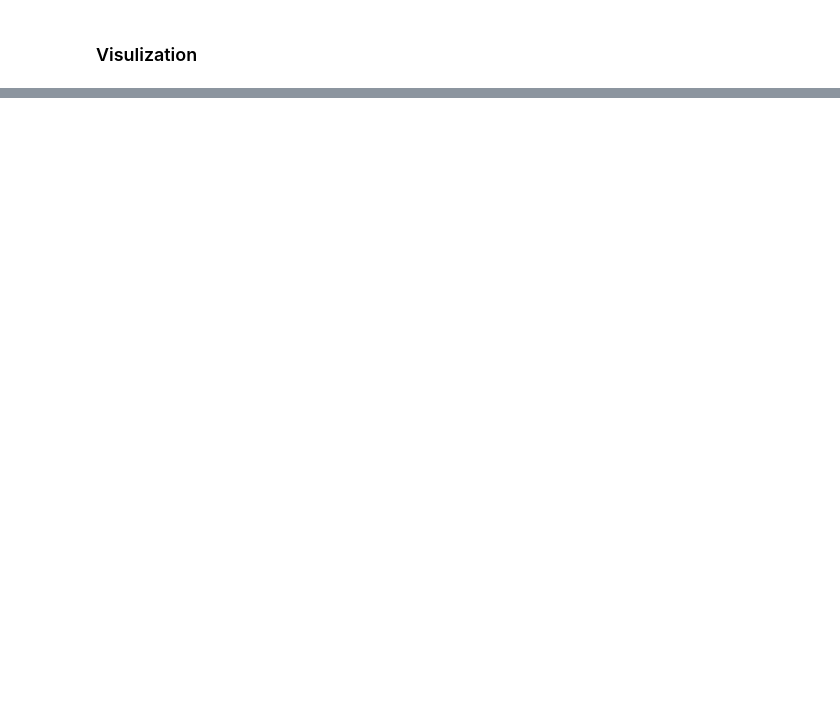
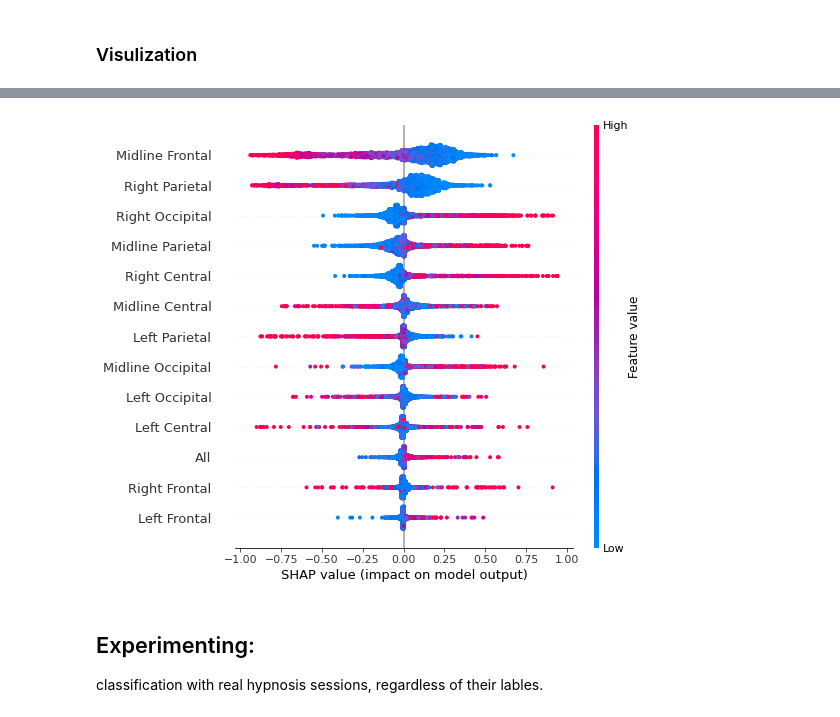
Before and after one commit to sycomix/SuggNet, a Jupyter notebook: notebooks/nested_cross_validation.ipynb, the cells around one changed output, grey strips where cells are left out. Saved outputs shown, nothing was run; the diff lists cells and outputs as text; code cells hidden in the pictures; blank space fills up the shorter version.

```diff
--- a/notebooks/nested_cross_validation.ipynb
+++ b/notebooks/nested_cross_validation.ipynb
@@ -217,0 +263,9 @@ plt.show()
+# %%
+from sklearn.inspection import permutation_importance
+from collections import defaultdict
+import shap
+import ast
+from tqdm.auto import tqdm
+
+CV_EXPLAIN = StratifiedGroupKFold(n_splits=5, shuffle=True)
+n_iterations = 40
@@ -217,0 +344,21 @@ plt.show()
+# %%
+shap_values['power sensor (gamma)'].feature_names = ['Midline Central',
+ 'Midline Frontal',
+ 'Left Central',
+ 'Left Frontal',
+ 'Left Occipital',
+ 'Left Parietal',
+ 'Midline Occipital',
+ 'Midline Parietal',
+ 'Right Central',
+ 'Right Frontal',
+ 'Right Occipital',
+ 'Right Parietal',
+ 'All'
+ ]
+shap.summary_plot(shap_values['power sensor (gamma)'], plot_type='dot', max_display=15)
+# %% [output]
+[figure, added]
+# %% [markdown]
+## Experimenting:
+classification with real hypnosis sessions, regardless of their lables.
```
Also changed, not shown: parts of 18 cells of this notebook.
